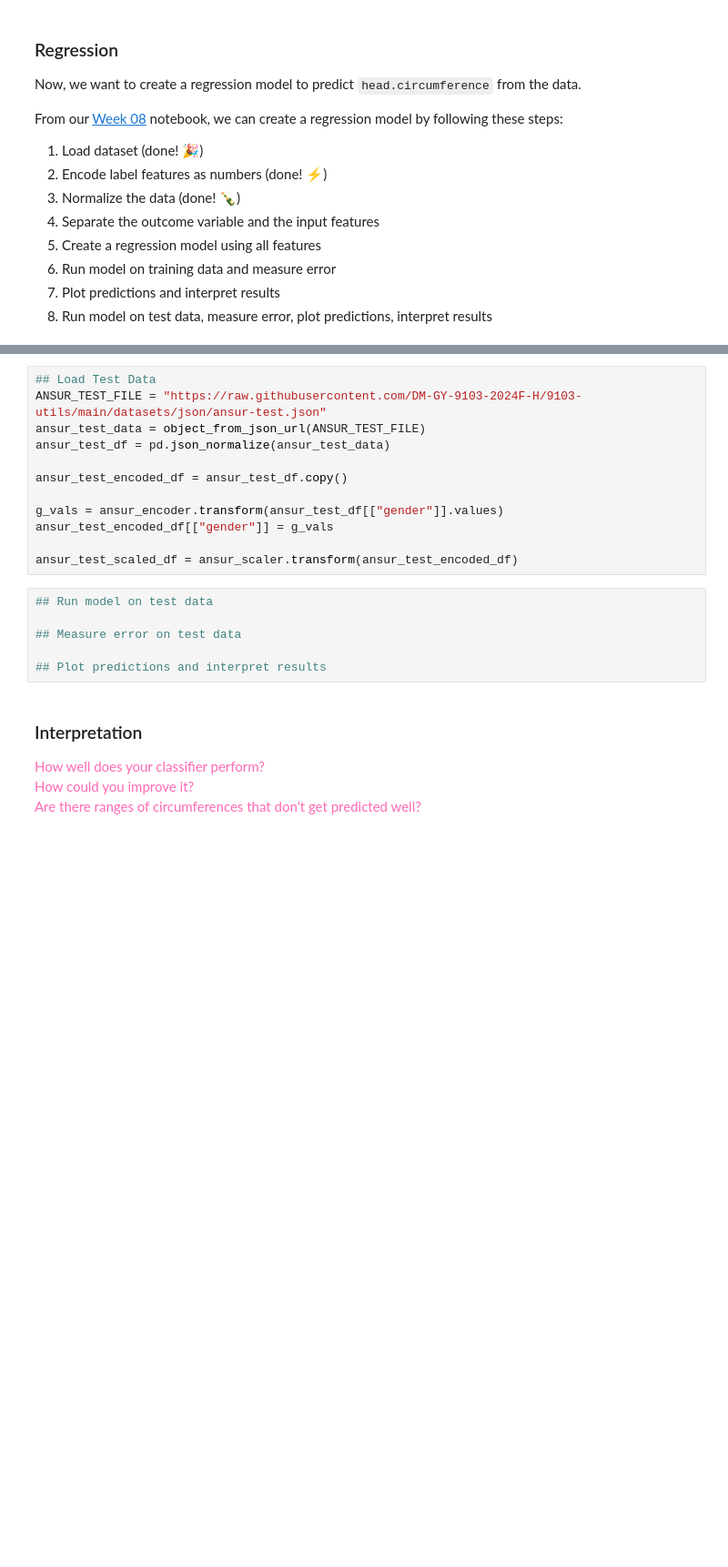
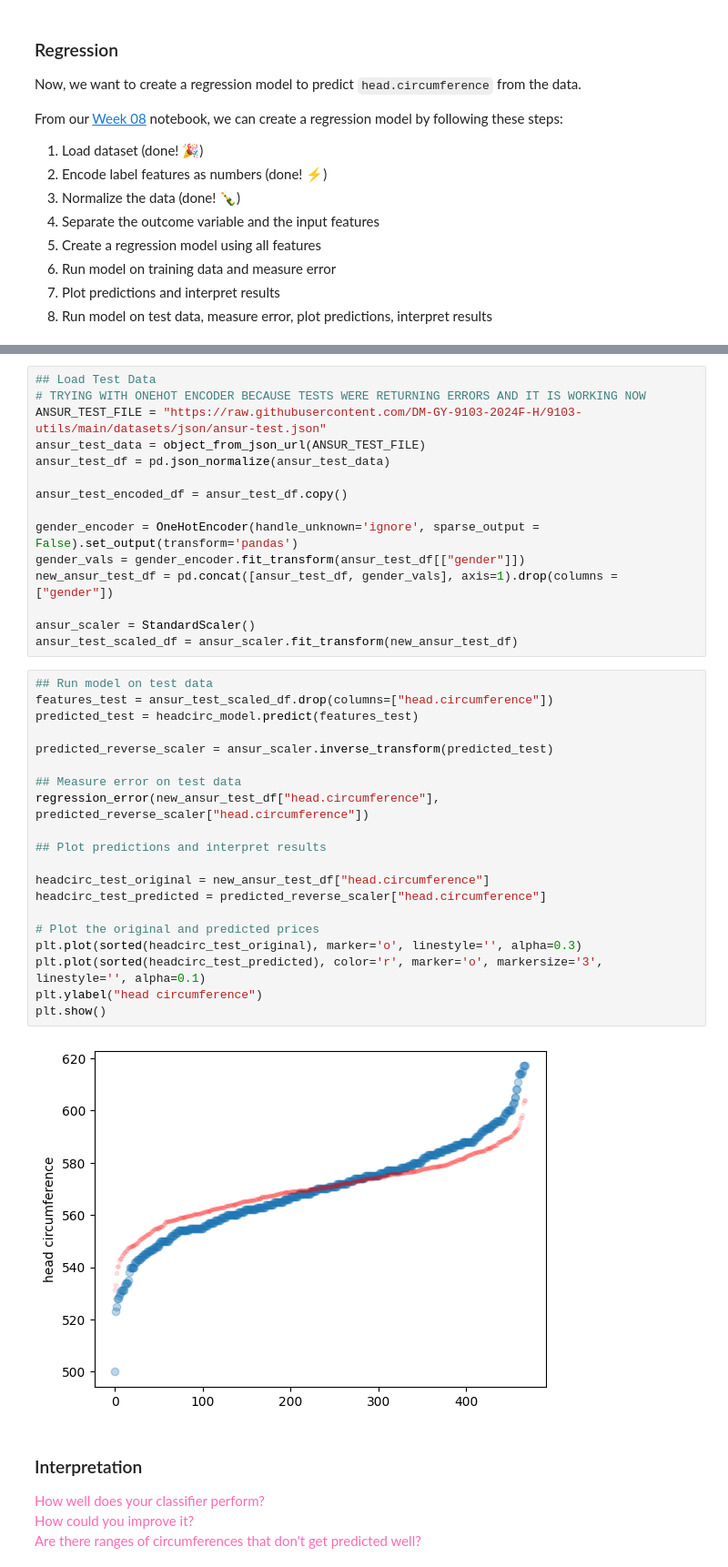
Before and after one commit to idmmachinelearning-ms/HW08, a Jupyter notebook: HW08.ipynb, the cells around one changed output, grey strips where cells are left out. Shown: that part at 91% size. Saved outputs shown, nothing was run; the diff lists cells and outputs as text; blank space fills up the shorter version.

```diff
--- a/HW08.ipynb
+++ b/HW08.ipynb
@@ -234,21 +258,40 @@ From our [Week 08](https://github.com/DM-GY-9103-2024F-H/WK08) notebook, we can
 # %%
 ## Load Test Data
+# TRYING WITH ONEHOT ENCODER BECAUSE TESTS WERE RETURNING ERRORS AND IT IS WORKING NOW
 ANSUR_TEST_FILE = "https://raw.githubusercontent.com/DM-GY-9103-2024F-H/9103-utils/main/datasets/json/ansur-test.json"
 ansur_test_data = object_from_json_url(ANSUR_TEST_FILE)
 ansur_test_df = pd.json_normalize(ansur_test_data)
 
 ansur_test_encoded_df = ansur_test_df.copy()
 
-g_vals = ansur_encoder.transform(ansur_test_df[["gender"]].values)
-ansur_test_encoded_df[["gender"]] = g_vals
+gender_encoder = OneHotEncoder(handle_unknown='ignore', sparse_output = False).set_output(transform='pandas')
+gender_vals = gender_encoder.fit_transform(ansur_test_df[["gender"]])
+new_ansur_test_df = pd.concat([ansur_test_df, gender_vals], axis=1).drop(columns = ["gender"])
 
-ansur_test_scaled_df = ansur_scaler.transform(ansur_test_encoded_df)
+ansur_scaler = StandardScaler()
+ansur_test_scaled_df = ansur_scaler.fit_transform(new_ansur_test_df)
-# %%
-## Run model on test data
-
-## Measure error on test data
-
-## Plot predictions and interpret results
+# %%
+## Run model on test data
+features_test = ansur_test_scaled_df.drop(columns=["head.circumference"])
+predicted_test = headcirc_model.predict(features_test)
+
+predicted_reverse_scaler = ansur_scaler.inverse_transform(predicted_test)
+
+## Measure error on test data
+regression_error(new_ansur_test_df["head.circumference"], predicted_reverse_scaler["head.circumference"])
+
+## Plot predictions and interpret results
+
+headcirc_test_original = new_ansur_test_df["head.circumference"]
+headcirc_test_predicted = predicted_reverse_scaler["head.circumference"]
+
+# Plot the original and predicted prices
+plt.plot(sorted(headcirc_test_original), marker='o', linestyle='', alpha=0.3)
+plt.plot(sorted(headcirc_test_predicted), color='r', marker='o', markersize='3', linestyle='', alpha=0.1)
+plt.ylabel("head circumference")
+plt.show()
+# %% [output]
+[figure, added]
 # %% [markdown]
 ### Interpretation
 
```
Also changed, not shown: parts of 8 cells of this notebook.
